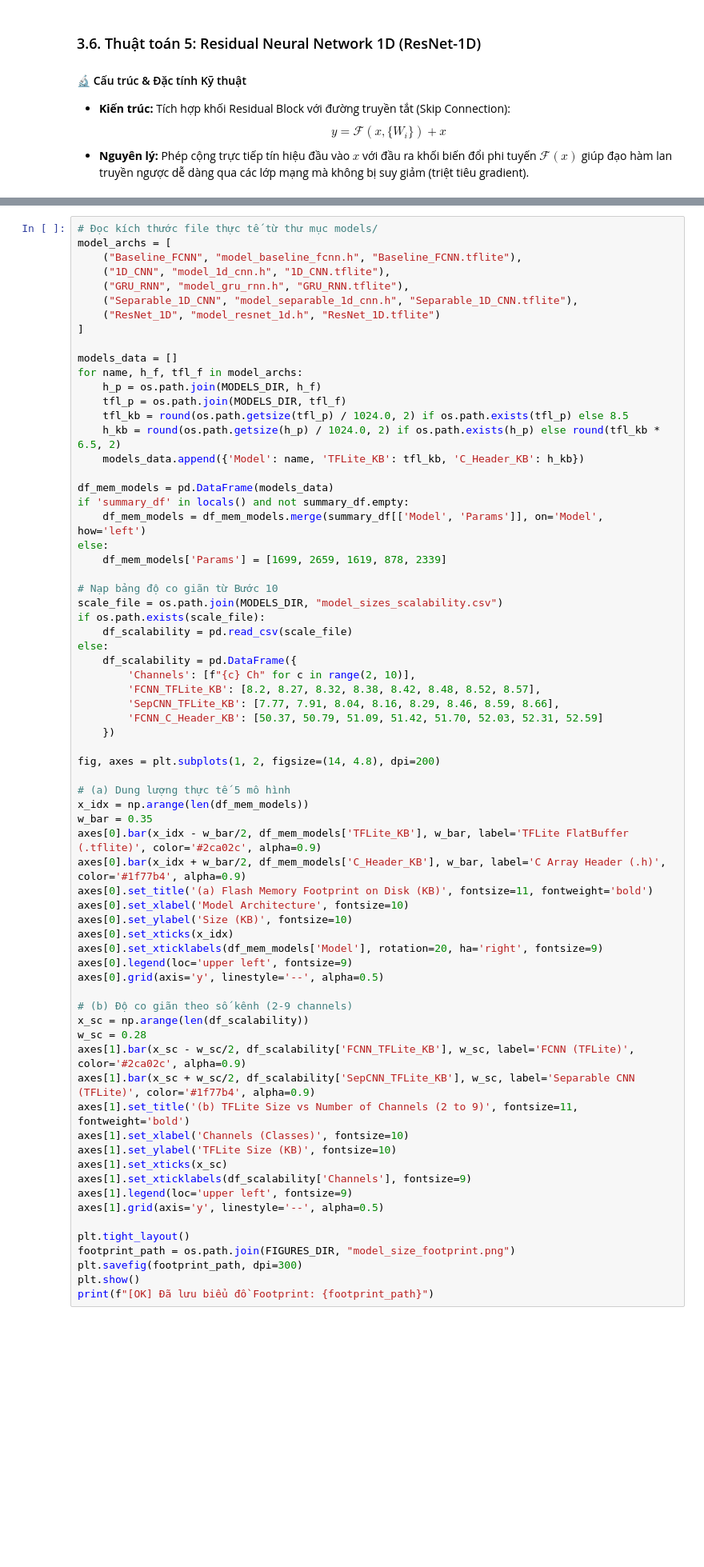
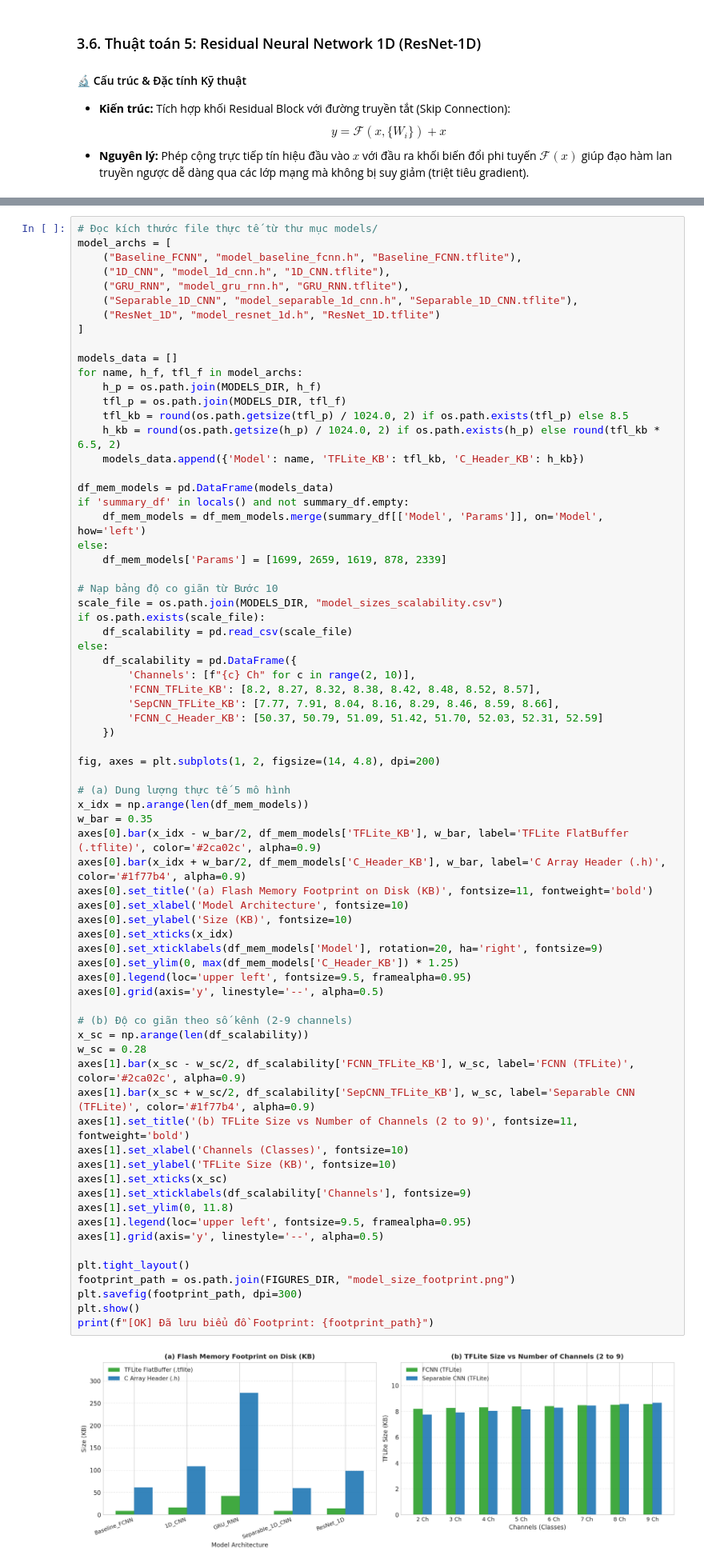
Before and after one commit to Brauuwu/LoRa_TinyML_Hopping, a Jupyter notebook: TinyML/LoRa_TinyML_Pipeline.ipynb, the cells around one changed output, grey strips where cells are left out. Shown at 80% size. Drawn from its saved outputs; the diff is of its cells as text; blank space fills up the shorter version.

```diff
--- a/TinyML/LoRa_TinyML_Pipeline.ipynb
+++ b/TinyML/LoRa_TinyML_Pipeline.ipynb
@@ -1319,32 +1486,36 @@ fig, axes = plt.subplots(1, 2, figsize=(14, 4.8), dpi=200)
 
 # (a) Dung lượng thực tế 5 mô hình
 x_idx = np.arange(len(df_mem_models))
 w_bar = 0.35
 axes[0].bar(x_idx - w_bar/2, df_mem_models['TFLite_KB'], w_bar, label='TFLite FlatBuffer (.tflite)', color='#2ca02c', alpha=0.9)
 axes[0].bar(x_idx + w_bar/2, df_mem_models['C_Header_KB'], w_bar, label='C Array Header (.h)', color='#1f77b4', alpha=0.9)
 axes[0].set_title('(a) Flash Memory Footprint on Disk (KB)', fontsize=11, fontweight='bold')
 axes[0].set_xlabel('Model Architecture', fontsize=10)
 axes[0].set_ylabel('Size (KB)', fontsize=10)
 axes[0].set_xticks(x_idx)
 axes[0].set_xticklabels(df_mem_models['Model'], rotation=20, ha='right', fontsize=9)
-axes[0].legend(loc='upper left', fontsize=9)
+axes[0].set_ylim(0, max(df_mem_models['C_Header_KB']) * 1.25)
+axes[0].legend(loc='upper left', fontsize=9.5, framealpha=0.95)
 axes[0].grid(axis='y', linestyle='--', alpha=0.5)
 
 # (b) Độ co giãn theo số kênh (2-9 channels)
 x_sc = np.arange(len(df_scalability))
 w_sc = 0.28
 axes[1].bar(x_sc - w_sc/2, df_scalability['FCNN_TFLite_KB'], w_sc, label='FCNN (TFLite)', color='#2ca02c', alpha=0.9)
 axes[1].bar(x_sc + w_sc/2, df_scalability['SepCNN_TFLite_KB'], w_sc, label='Separable CNN (TFLite)', color='#1f77b4', alpha=0.9)
 axes[1].set_title('(b) TFLite Size vs Number of Channels (2 to 9)', fontsize=11, fontweight='bold')
 axes[1].set_xlabel('Channels (Classes)', fontsize=10)
 axes[1].set_ylabel('TFLite Size (KB)', fontsize=10)
 axes[1].set_xticks(x_sc)
 axes[1].set_xticklabels(df_scalability['Channels'], fontsize=9)
-axes[1].legend(loc='upper left', fontsize=9)
+axes[1].set_ylim(0, 11.8)
+axes[1].legend(loc='upper left', fontsize=9.5, framealpha=0.95)
 axes[1].grid(axis='y', linestyle='--', alpha=0.5)
 
 plt.tight_layout()
 footprint_path = os.path.join(FIGURES_DIR, "model_size_footprint.png")
 plt.savefig(footprint_path, dpi=300)
 plt.show()
 print(f"[OK] Đã lưu biểu đồ Footprint: {footprint_path}")
+# %% [output]
+[figure, added]
```
Also changed, not shown: parts of 19 cells of this notebook, 19 other files.
